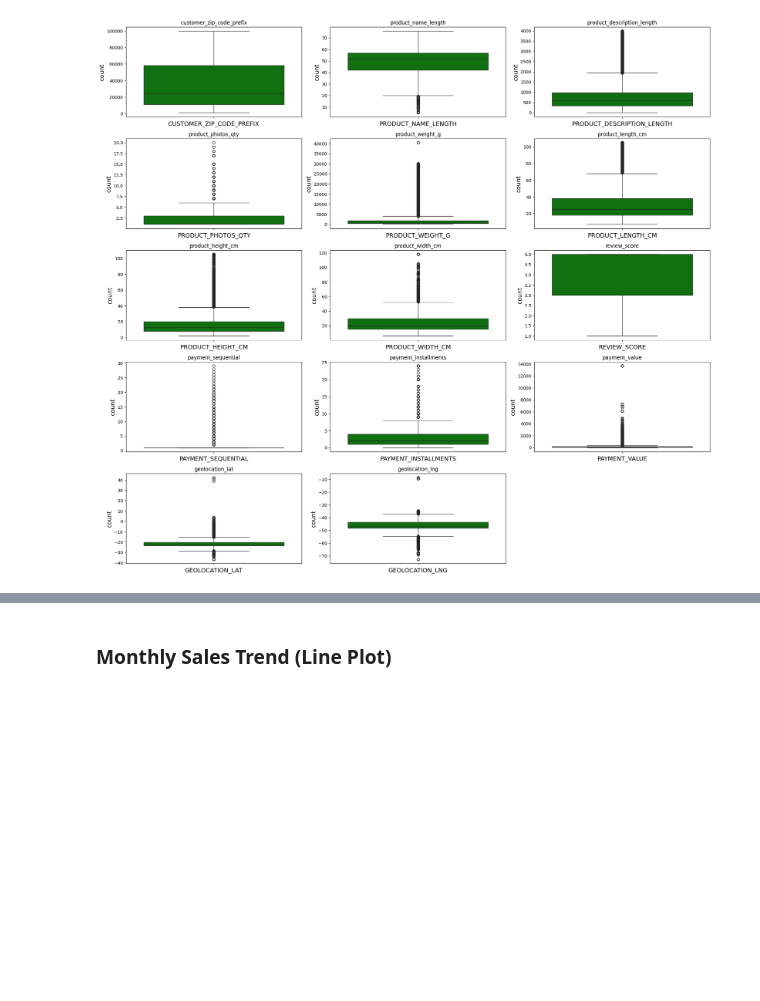
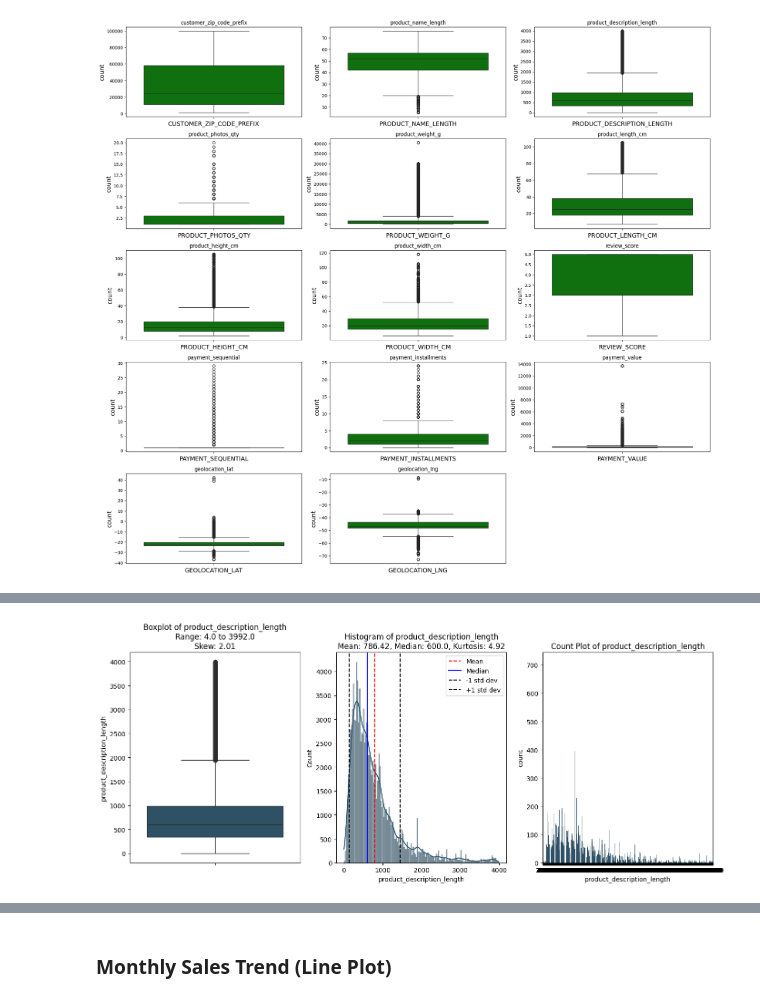
Before and after one commit to putuwistika/Project-BliData, a Jupyter notebook: EDA.ipynb, the cells around one changed output, grey strips where cells are left out. Drawn from its saved outputs; the diff is of its cells as text; code cells hidden in the pictures; blank space fills up the shorter version.

```diff
--- a/EDA.ipynb
+++ b/EDA.ipynb
@@ -417,0 +450,5 @@ plt.show()
+# %%
+#product_description_length
+fungsi.UVA_numeric(df, ['product_description_length'])
+# %% [output]
+[figure, added]
```
Also changed, not shown: parts of 22 cells of this notebook, 1 other file.
